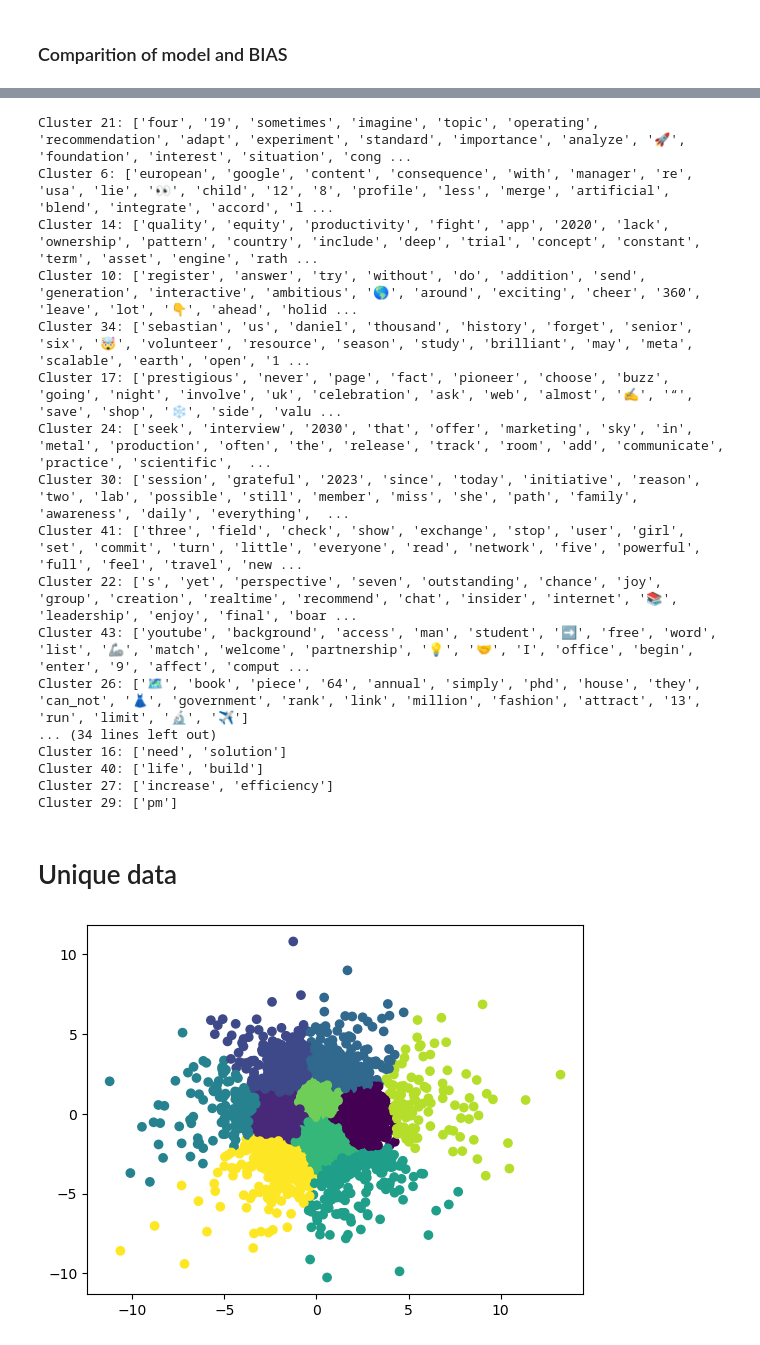
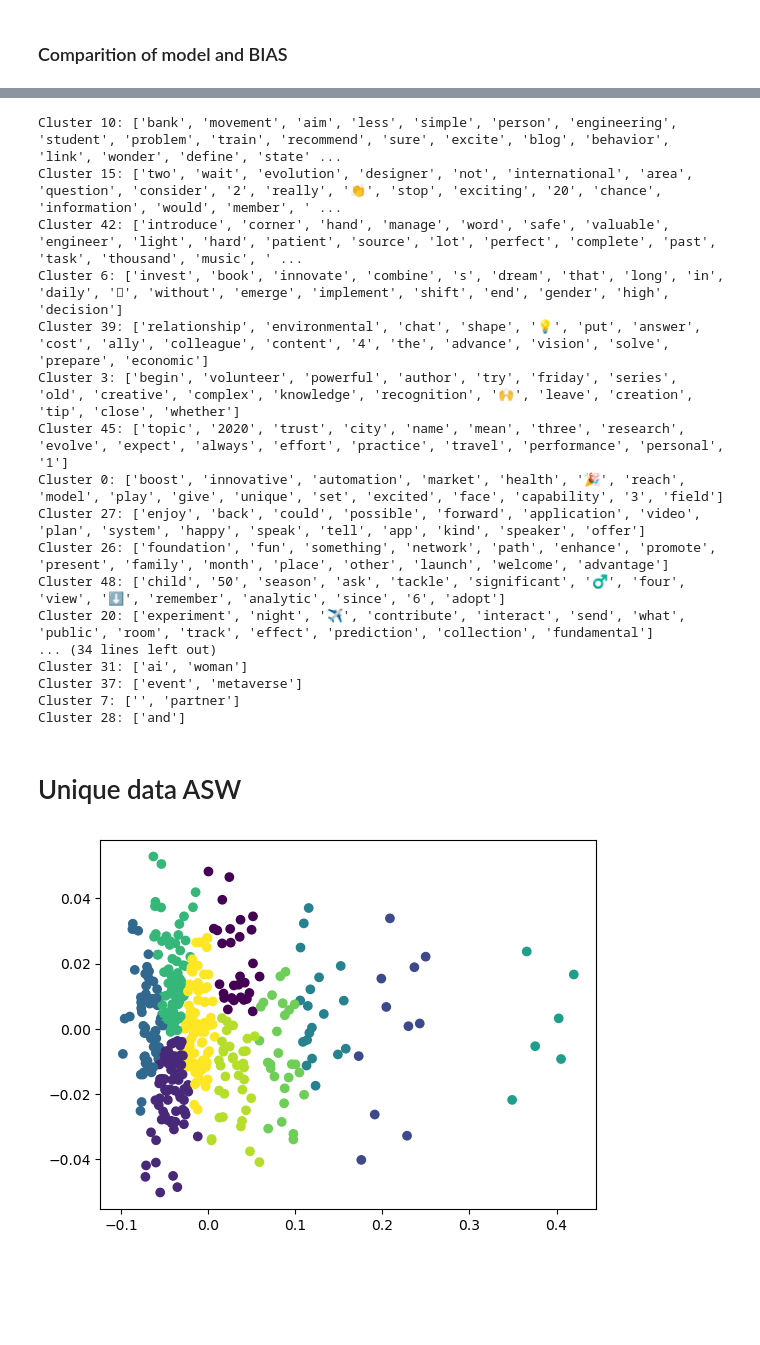
Before and after one commit to williamasesoftware/Research_bias, a Jupyter notebook: Competitors/BIAS_companies_comparation.ipynb, the cells around one changed output, grey strips where cells are left out. Cells and saved outputs as stored; diff of their text form; code cells hidden in the pictures; blank space fills up the shorter version.

```diff
--- a/Competitors/BIAS_companies_comparation.ipynb
+++ b/Competitors/BIAS_companies_comparation.ipynb
@@ -91,7 +91,8 @@ def preprocess(post):
     clean_text = clean_text.replace("’", "")
     clean_text = clean_text.replace("”", "")
     clean_text = clean_text.lower()
-    stop_words = set(stopwords.words('english')) - {'we', 'i', 'you', 'our', 'himself', 'herself', 'him', 'hers', 'his', 'her', 'ourselves', 'themselves', 'ours'}
+    #stop_words = set(stopwords.words('english')) - {'we', 'i', 'you', 'our', 'himself', 'herself', 'him', 'hers', 'his', 'her', 'ourselves', 'themselves', 'ours'}
+    stop_words = set(stopwords.words('english'))
     clean_text = " ".join([word for word in clean_text.split() if word not in stop_words])
     clean_text = " ".join(clean_text.split())
 
@@ -202,14 +203,14 @@ def NLP_model(corpus, name_model):
     corpus_tok = [nltk.word_tokenize(sent) for sent in corpus]
 
     # Define los parámetros de tu modelo personalizado
-    vector_size = 20
-    window_size = 5
+    vector_size = 40
+    window_size = 15
 
     # Construye el vocabulario de tu modelo utilizando las palabras del corpus tokenizado
-    model = Word2Vec(corpus_tok, vector_size=vector_size, window=window_size, min_count=1, workers=4)
+    model = Word2Vec(corpus_tok, vector_size=vector_size, window=window_size, min_count=2, workers=4)
 
     # Entrena el modelo Word2Vec con el corpus tokenizado
-    model.train(corpus_tok, total_examples=len(corpus_tok), epochs=500)
+    #model.train(corpus_tok, total_examples=len(corpus_tok), epochs=1000)
 
     # Guarda el modelo entrenado para su uso posterior
     model.save(name_model)
@@ -430,7 +446,7 @@ common_word_vectors_pca = pca.fit_transform(common_word_vectors)
 
 # aplicar k-means
 kmeans = KMeans(n_clusters=50, random_state=0)
-kmeans.fit(common_word_vectors_pca)
+kmeans.fit(common_word_vectors)
 
 # graficar los resultados de k-means
 plt.scatter(common_word_vectors_pca[:, 0], common_word_vectors_pca[:, 1], c=kmeans.labels_)
@@ -452,25 +468,25 @@ most_common_clusters = sorted(words_in_clusters.items(), key=lambda x: len(x[1])
 for cluster, words in most_common_clusters:
     print(f"Cluster {cluster}: {words}")
 # %% [output]
-Cluster 21: ['four', '19', 'sometimes', 'imagine', 'topic', 'operating', 'recommendation', 'adapt', 'experiment', 'standard', 'importance', 'analyze', '🚀', 'foundation', 'interest', 'situation', 'cong ...
-Cluster 6: ['european', 'google', 'content', 'consequence', 'with', 'manager', 're', 'usa', 'lie', '👀', 'child', '12', '8', 'profile', 'less', 'merge', 'artificial', 'blend', 'integrate', 'accord', 'l ...
-Cluster 14: ['quality', 'equity', 'productivity', 'fight', 'app', '2020', 'lack', 'ownership', 'pattern', 'country', 'include', 'deep', 'trial', 'concept', 'constant', 'term', 'asset', 'engine', 'rath ...
-Cluster 10: ['register', 'answer', 'try', 'without', 'do', 'addition', 'send', 'generation', 'interactive', 'ambitious', '🌎', 'around', 'exciting', 'cheer', '360', 'leave', 'lot', '👇', 'ahead', 'holid ...
-Cluster 34: ['sebastian', 'us', 'daniel', 'thousand', 'history', 'forget', 'senior', 'six', '🤯', 'volunteer', 'resource', 'season', 'study', 'brilliant', 'may', 'meta', 'scalable', 'earth', 'open', '1 ...
-Cluster 17: ['prestigious', 'never', 'page', 'fact', 'pioneer', 'choose', 'buzz', 'going', 'night', 'involve', 'uk', 'celebration', 'ask', 'web', 'almost', '✍', '“', 'save', 'shop', '❄', 'side', 'valu ...
-Cluster 24: ['seek', 'interview', '2030', 'that', 'offer', 'marketing', 'sky', 'in', 'metal', 'production', 'often', 'the', 'release', 'track', 'room', 'add', 'communicate', 'practice', 'scientific',  ...
-Cluster 30: ['session', 'grateful', '2023', 'since', 'today', 'initiative', 'reason', 'two', 'lab', 'possible', 'still', 'member', 'miss', 'she', 'path', 'family', 'awareness', 'daily', 'everything',  ...
-Cluster 41: ['three', 'field', 'check', 'show', 'exchange', 'stop', 'user', 'girl', 'set', 'commit', 'turn', 'little', 'everyone', 'read', 'network', 'five', 'powerful', 'full', 'feel', 'travel', 'new ...
-Cluster 22: ['s', 'yet', 'perspective', 'seven', 'outstanding', 'chance', 'joy', 'group', 'creation', 'realtime', 'recommend', 'chat', 'insider', 'internet', '📚', 'leadership', 'enjoy', 'final', 'boar ...
-Cluster 43: ['youtube', 'background', 'access', 'man', 'student', '➡', 'free', 'word', 'list', '🦾', 'match', 'welcome', 'partnership', '💡', '🤝', 'I', 'office', 'begin', 'enter', '9', 'affect', 'comput ...
-Cluster 26: ['🗺', 'book', 'piece', '64', 'annual', 'simply', 'phd', 'house', 'they', 'can_not', '👗', 'government', 'rank', 'link', 'million', 'fashion', 'attract', '13', 'run', 'limit', '🔬', '✈']
+Cluster 10: ['bank', 'movement', 'aim', 'less', 'simple', 'person', 'engineering', 'student', 'problem', 'train', 'recommend', 'sure', 'excite', 'blog', 'behavior', 'link', 'wonder', 'define', 'state' ...
+Cluster 15: ['two', 'wait', 'evolution', 'designer', 'not', 'international', 'area', 'question', 'consider', '2', 'really', '👏', 'stop', 'exciting', '20', 'chance', 'information', 'would', 'member', ' ...
+Cluster 42: ['introduce', 'corner', 'hand', 'manage', 'word', 'safe', 'valuable', 'engineer', 'light', 'hard', 'patient', 'source', 'lot', 'perfect', 'complete', 'past', 'task', 'thousand', 'music', ' ...
+Cluster 6: ['invest', 'book', 'innovate', 'combine', 's', 'dream', 'that', 'long', 'in', 'daily', '🏻', 'without', 'emerge', 'implement', 'shift', 'end', 'gender', 'high', 'decision']
+Cluster 39: ['relationship', 'environmental', 'chat', 'shape', '💡', 'put', 'answer', 'cost', 'ally', 'colleague', 'content', '4', 'the', 'advance', 'vision', 'solve', 'prepare', 'economic']
+Cluster 3: ['begin', 'volunteer', 'powerful', 'author', 'try', 'friday', 'series', 'old', 'creative', 'complex', 'knowledge', 'recognition', '🙌', 'leave', 'creation', 'tip', 'close', 'whether']
+Cluster 45: ['topic', '2020', 'trust', 'city', 'name', 'mean', 'three', 'research', 'evolve', 'expect', 'always', 'effort', 'practice', 'travel', 'performance', 'personal', '1']
+Cluster 0: ['boost', 'innovative', 'automation', 'market', 'health', '🎉', 'reach', 'model', 'play', 'give', 'unique', 'set', 'excited', 'face', 'capability', '3', 'field']
+Cluster 27: ['enjoy', 'back', 'could', 'possible', 'forward', 'application', 'video', 'plan', 'system', 'happy', 'speak', 'tell', 'app', 'kind', 'speaker', 'offer']
+Cluster 26: ['foundation', 'fun', 'something', 'network', 'path', 'enhance', 'promote', 'present', 'family', 'month', 'place', 'other', 'launch', 'welcome', 'advantage']
+Cluster 48: ['child', '50', 'season', 'ask', 'tackle', 'significant', '♂', 'four', 'view', '⬇', 'remember', 'analytic', 'since', '6', 'adopt']
+Cluster 20: ['experiment', 'night', '✈', 'contribute', 'interact', 'send', 'what', 'public', 'room', 'track', 'effect', 'prediction', 'collection', 'fundamental']
 ... (34 lines left out)
-Cluster 16: ['need', 'solution']
-Cluster 40: ['life', 'build']
-Cluster 27: ['increase', 'efficiency']
-Cluster 29: ['pm']
+Cluster 31: ['ai', 'woman']
+Cluster 37: ['event', 'metaverse']
+Cluster 7: ['️', 'partner']
+Cluster 28: ['and']
 # %% [markdown]
-# Unique data
+# Unique data ASW
 # %%
 from sklearn.cluster import KMeans
 from sklearn.decomposition import PCA
@@ -482,40 +498,42 @@ warnings.filterwarnings("ignore")
 # Obtener las palabras más comunes en cada modelo de forma individual.
 ASW_common = ASW_model.wv.index_to_key
 Globant_common = Globant_model.wv.index_to_key
 Accenture_common = Accenture_model.wv.index_to_key
 
 # Encontrar las palabras únicas en cada modelo que no estén presentes en los otros modelos.
 ASW_unique = set(ASW_common) - set(Globant_common) - set(Accenture_common)
-Globant_unique = set(Globant_common) - set(ASW_common) - set(Accenture_common)
-Accenture_unique = set(Accenture_common) - set(ASW_common) - set(Globant_common)
+#Globant_unique = set(Globant_common) - set(ASW_common) - set(Accenture_common)
+#Accenture_unique = set(Accenture_common) - set(ASW_common) - set(Globant_common)
 
 # Calcular los vectores de palabras para cada conjunto de palabras únicas.
 ASW_vectors = [ASW_model.wv.get_vector(word) for word in ASW_unique]
-Globant_vectors = [Globant_model.wv.get_vector(word) for word in Globant_unique]
-Accenture_vectors = [Accenture_model.wv.get_vector(word) for word in Accenture_unique]
+#Globant_vectors = [Globant_model.wv.get_vector(word) for word in Globant_unique]
+#Accenture_vectors = [Accenture_model.wv.get_vector(word) for word in Accenture_unique]
 
 # Combinar los vectores de palabras en una lista.
-unique_word_vectors = ASW_vectors + Globant_vectors + Accenture_vectors
+#unique_word_vectors = ASW_vectors + Globant_vectors + Accenture_vectors
+
+unique_word_vectors = ASW_vectors
 
 # Reducir la dimensionalidad de los vectores utilizando PCA.
 pca = PCA(n_components=2)
 unique_word_vectors_pca = pca.fit_transform(unique_word_vectors)
 
 # Aplicar k-means para encontrar clusters.
 kmeans = KMeans(n_clusters=10, random_state=0)
 kmeans.fit(unique_word_vectors_pca)
 
 # graficar los resultados de k-means
 plt.scatter(unique_word_vectors_pca[:, 0], unique_word_vectors_pca[:, 1], c=kmeans.labels_)
 plt.show()
 
 # Asignar etiquetas a cada palabra única según el cluster correspondiente.
 labels = defaultdict(str)
 for i, word in enumerate(ASW_unique):
     labels[word] = "ASW"
-for i, word in enumerate(Globant_unique):
-    labels[word] = "Globant"
-for i, word in enumerate(Accenture_unique):
-    labels[word] = "Accenture"
+#for i, word in enumerate(Globant_unique):
+    #labels[word] = "Globant"
+#for i, word in enumerate(Accenture_unique):
+    #labels[word] = "Accenture"
 # %% [output]
-[figure, old version]
+[figure, new version]
```
Also changed, not shown: parts of 26 cells of this notebook, 1 other file.
